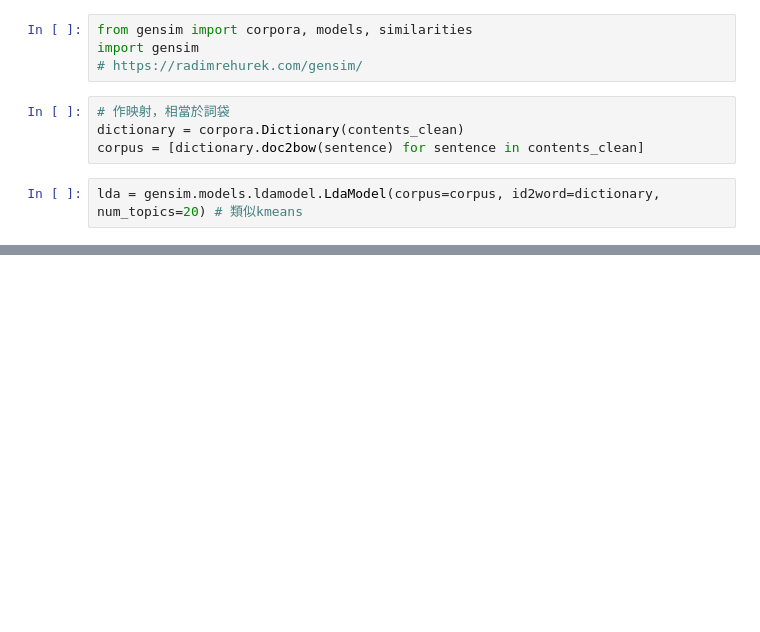
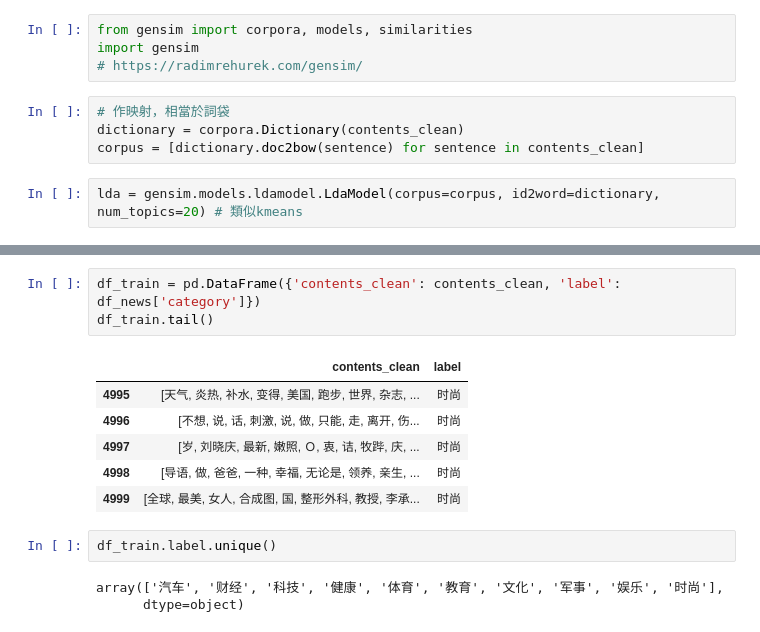
Before and after one commit to hardliver/learn_nlp, a Jupyter notebook: news_classification/main.ipynb, the cells around one changed output, grey strips where cells are left out. Saved outputs shown, nothing was run; the diff lists cells and outputs as text; blank space fills up the shorter version.

```diff
--- a/news_classification/main.ipynb
+++ b/news_classification/main.ipynb
@@ -195,0 +196,15 @@ for topic in lda.print_topics(num_topics=20, num_words=5):
+# %%
+df_train = pd.DataFrame({'contents_clean': contents_clean, 'label': df_news['category']})
+df_train.tail()
+# %% [output]
+|  | contents_clean | label |
+| 4995 | [天气, 炎热, 补水, 变得, 美国, 跑步, 世界, 杂志, ... | 时尚 |
+| 4996 | [不想, 说, 话, 刺激, 说, 做, 只能, 走, 离开, 伤... | 时尚 |
+| 4997 | [岁, 刘晓庆, 最新, 嫩照, Ｏ, 衷, 诘, 牧跸, 庆, ... | 时尚 |
+| 4998 | [导语, 做, 爸爸, 一种, 幸福, 无论是, 领养, 亲生, ... | 时尚 |
+| 4999 | [全球, 最美, 女人, 合成图, 国, 整形外科, 教授, 李承... | 时尚 |
+# %%
+df_train.label.unique()
+# %% [output]
+array(['汽车', '财经', '科技', '健康', '体育', '教育', '文化', '军事', '娱乐', '时尚'],
+      dtype=object)
```
Also changed, not shown: parts of 19 cells of this notebook, 1 other file.
